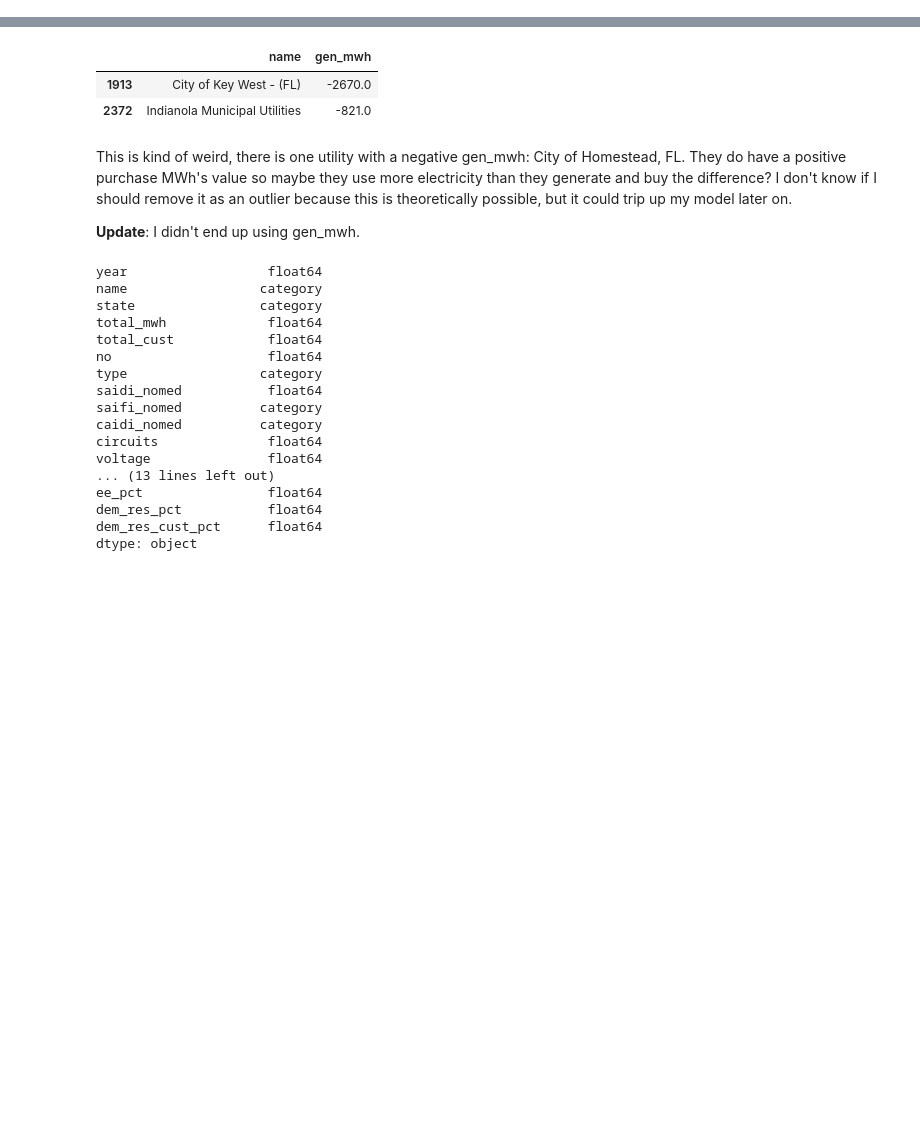
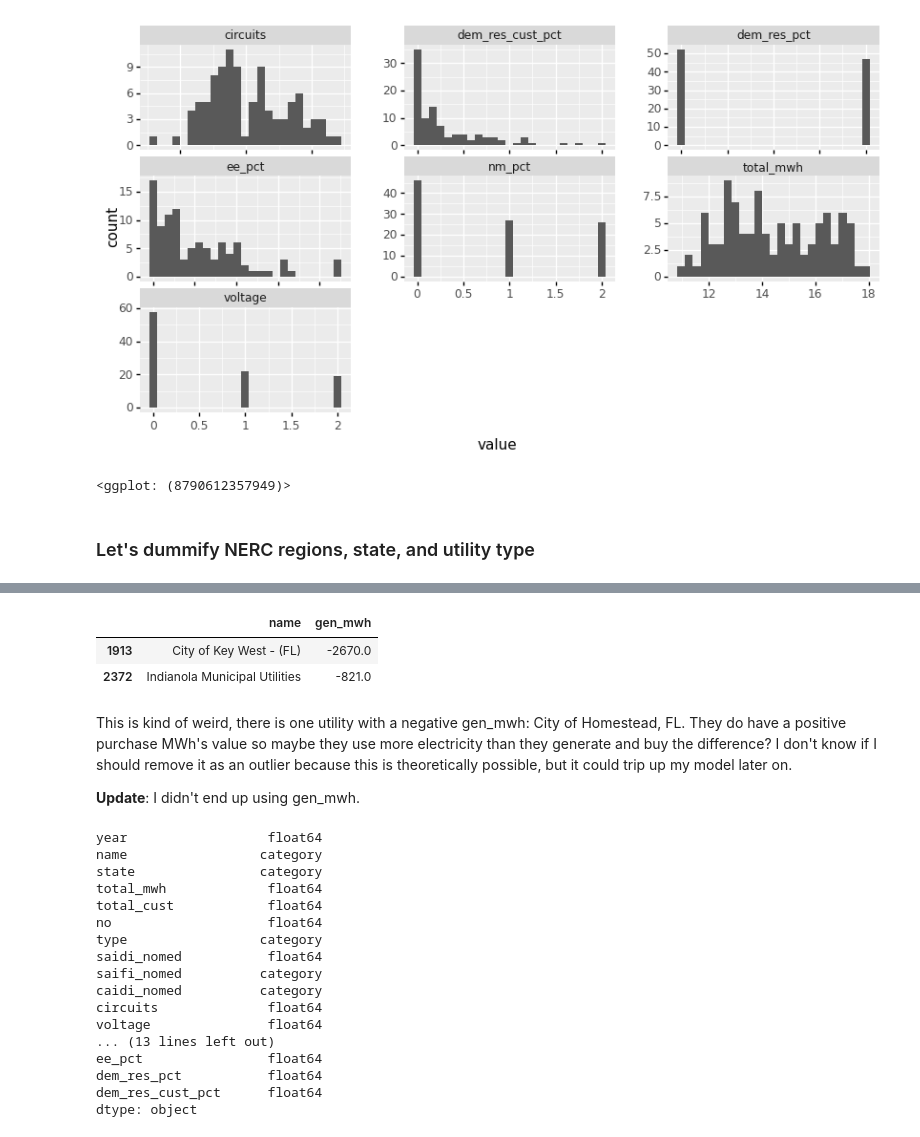
Before and after one commit to gloriadli/DS1_Final_Project, a Jupyter notebook: Attempt-3-Modelling.ipynb, the cells around one changed output, grey strips where cells are left out. Cells and saved outputs as stored; diff of their text form; code cells hidden in the pictures; blank space fills up the shorter version.

```diff
--- a/Attempt-3-Modelling.ipynb
+++ b/Attempt-3-Modelling.ipynb
@@ -53,0 +156,15 @@ warnings.filterwarnings("ignore")
+# %%
+d = train_X_log.select_dtypes(include="number").melt()
+
+(
+    ggplot(d,aes(x="value")) +
+    geom_histogram(bins=25) +
+    facet_wrap("variable",scales='free') +
+    theme(figure_size=(10,5),
+          subplots_adjust={'wspace':0.25})
+)
+# %% [output]
+[figure, added]
+<ggplot: (8790612357949)>
+# %% [markdown]
+### Let's dummify NERC regions, state, and utility type
```
Also changed, not shown: parts of 84 cells of this notebook, 12 other files.
